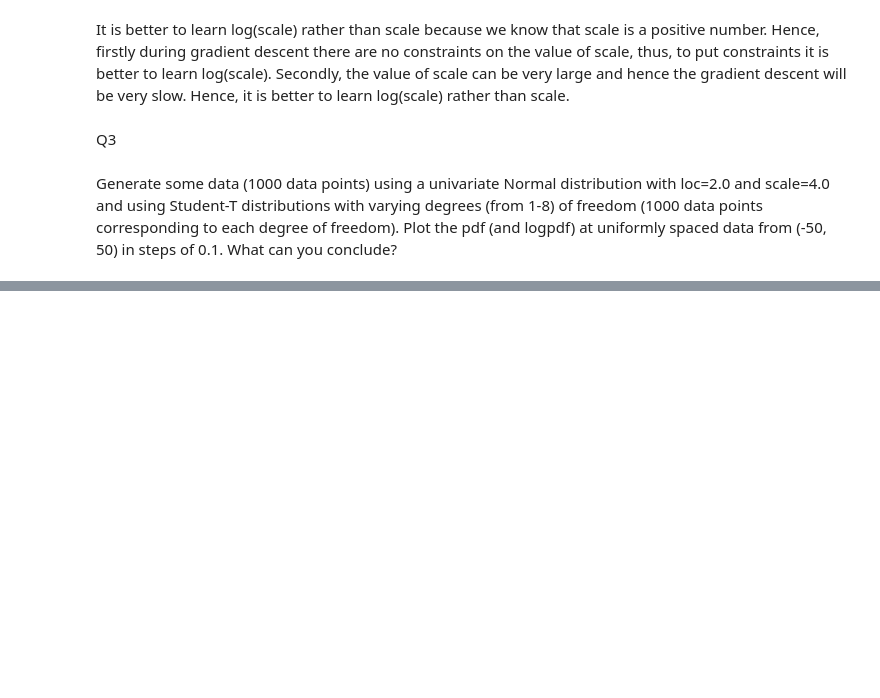
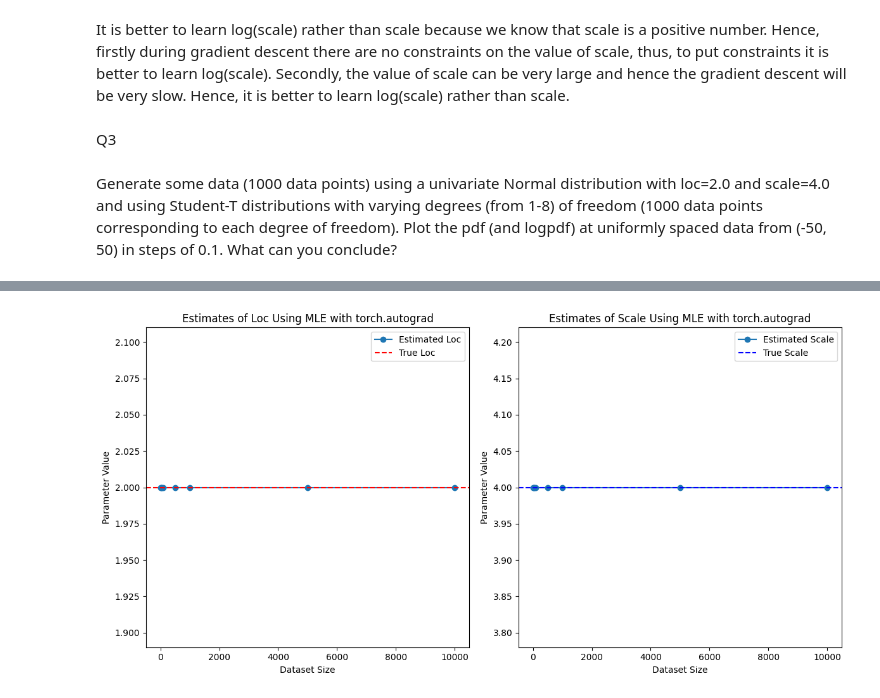
Before and after one commit to aditiagarwal-02/PML-assignment-1, a Jupyter notebook: solutiom.ipynb, the cells around one changed output, grey strips where cells are left out. Saved outputs shown, nothing was run; the diff lists cells and outputs as text; code cells hidden in the pictures; blank space fills up the shorter version.

```diff
--- a/solutiom.ipynb
+++ b/solutiom.ipynb
@@ -175,0 +261,12 @@ data = torch.distributions.Normal(loc =2, scale =4)
+# %%
+# Gradient descent function to estimate MLE parameters using torch.autograd
+def gradient_descent(data, initial_params, learning_rate, num_iterations):
+    optimizer = torch.optim.Adam(initial_params, lr=learning_rate)
+    for i in range(num_iterations):
+        optimizer.zero_grad()
+        log_likelihood = torch.distributions.Normal(loc=loc, scale=scale).log_prob(data).sum()
+        loss = -log_likelihood
+        loss.backward()
+        optimizer.step()
+
+    return loc.item(), scale.item()
@@ -175,0 +305,25 @@ data = torch.distributions.Normal(loc =2, scale =4)
+# %%
+# Create subplots
+fig, (ax1, ax2) = plt.subplots(1, 2, figsize=(12, 6))
+
+# Plot estimated loc
+ax1.plot(dataset_sizes, estimates_loc, marker='o', label='Estimated Loc')
+ax1.axhline(y=2.0, color='r', linestyle='--', label='True Loc')
+ax1.set_xlabel('Dataset Size')
+ax1.set_ylabel('Parameter Value')
+ax1.set_title('Estimates of Loc Using MLE with torch.autograd')
+ax1.legend()
+
+# Plot estimated scale
+ax2.plot(dataset_sizes, estimates_scale, marker='o', label='Estimated Scale')
+ax2.axhline(y=4.0, color='b', linestyle='--', label='True Scale')
+ax2.set_xlabel('Dataset Size')
+ax2.set_ylabel('Parameter Value')
+ax2.set_title('Estimates of Scale Using MLE with torch.autograd')
+ax2.legend()
+
+# Adjust layout
+plt.tight_layout()
+plt.show()
+# %% [output]
+[figure, added]
```
Also changed, not shown: parts of 16 cells of this notebook.
